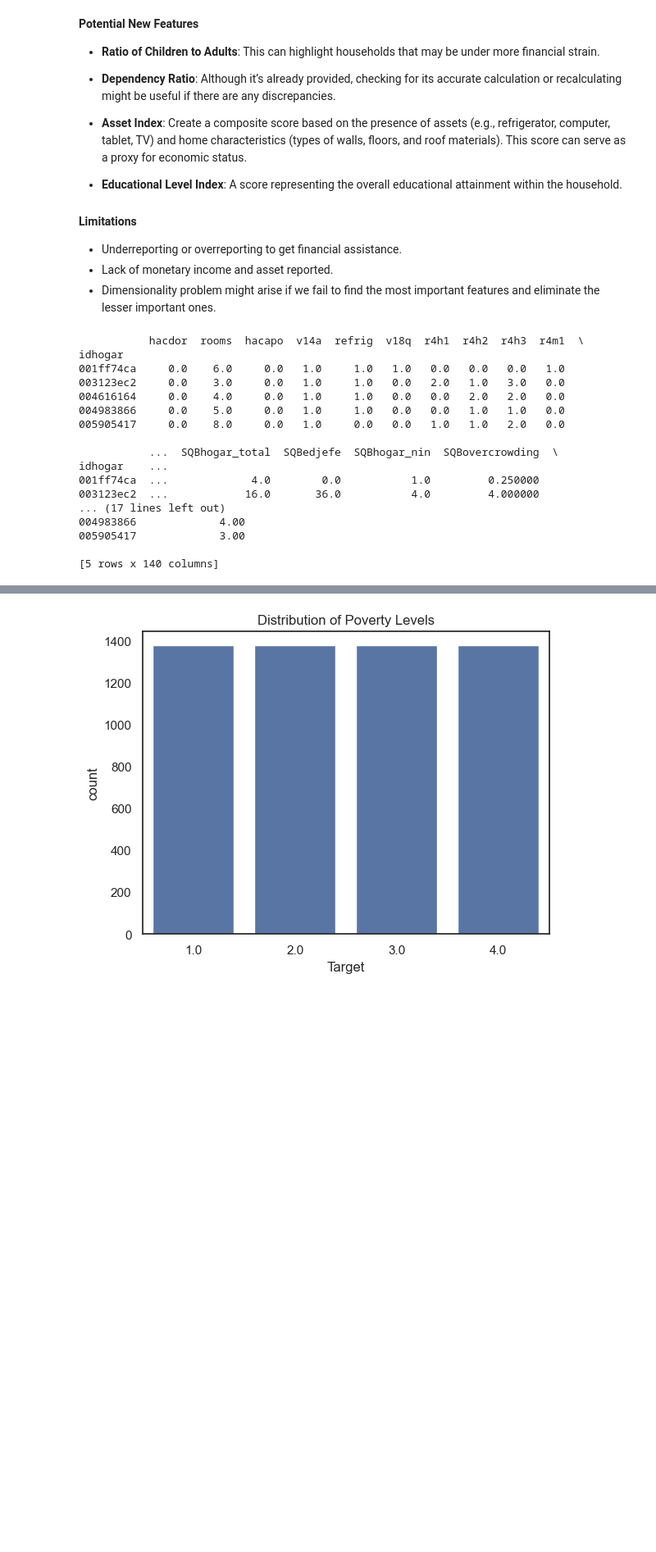
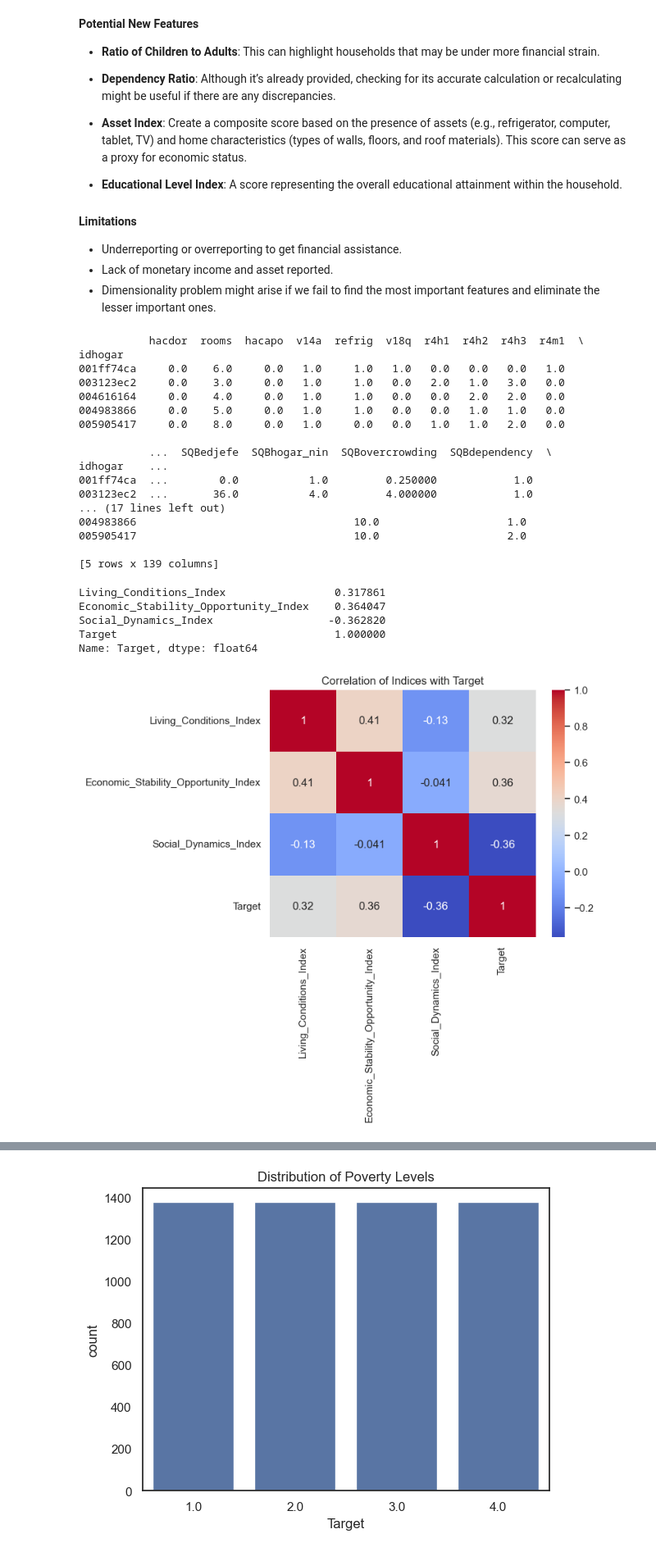
Before and after one commit to onurcan-b/Costa-Rica-Poverty-Prediction, a Jupyter notebook: Milestone 1.ipynb, the cells around one changed output, grey strips where cells are left out. Shown at 82% size. Cells and saved outputs as stored; diff of their text form; code cells hidden in the pictures; blank space fills up the shorter version.

```diff
--- a/Milestone 1.ipynb
+++ b/Milestone 1.ipynb
@@ -234,27 +236,37 @@ data.drop(columns=['adult', 'dependency_count', 'new_dependency'], inplace=True)
 data['dependency'] = data['dependency'].replace({'yes': 1, 'no': 0})
 data['dependency'] = pd.to_numeric(data['dependency'])
-# %%
-#Trying Out Indexes
-
-# Example of creating an Asset Index
-data['asset_index'] = (data['refrig'] + data['v18q'] + data['computer'] + data['television'] + data['mobilephone']).astype(int)
-
-# Example of creating an Educational Level Index
-data['education_index'] = (data['instlevel1'] + data['instlevel2']*2 + data['instlevel3']*3 + data['instlevel4']*4 + data['instlevel5']*5 + data['instlevel6']*6 + data['instlevel7']*7 + data['instlevel8']*8 + data['instlevel9']*9)
+# %%
+#Trying Out Indexes
+
+#Living Conditions Index
+data['Living_Conditions_Index'] = (
+    data[['paredblolad', 'pisomoscer', 'techozinc', 'cielorazo']].sum(axis=1) +
+    data[['sanitario2', 'abastaguadentro', 'public', 'energcocinar2']].sum(axis=1) +
+    data[['elimbasu1', 'sanitario2']].sum(axis=1)
+)
+
+#Economic Stability Index
+data['Economic_Stability_Opportunity_Index'] = (
+    data[['refrig', 'v18q', 'computer', 'television', 'mobilephone']].sum(axis=1) +
+    data['meaneduc'] + (data['instlevel9'] * 2)  # Weighting postgraduate education
+)
+
+#Social Dynamics Index
+data['Social_Dynamics_Index'] = np.where(data['adult'] > 0, data['dependency_count'] / data['adult'], 0)
+data.drop(columns=['adult', 'dependency_count'], inplace=True)
 # %%
-### Convert everything to numeric if necessary
-# Select only numeric columns
+# Select only numeric columns if necessary
 numeric_cols = data.select_dtypes(include=['int64', 'float64']).columns
 
 #Group by idhogar
-data = data.groupby('idhogar')[numeric_cols].mean()
+grouped_data = data.groupby('idhogar')[numeric_cols].mean()
 #Group by household before or after prediction, rounding the final label up and down for each household mean to find the target label?
 
 # we gotta round the target to nearest integer
-data['Target'] = data['Target'].round()
+grouped_data['Target'] = grouped_data['Target'].round()
 
 # Display the result
-print(data.head())
+print(grouped_data.head())
 # %% [output]
            hacdor  rooms  hacapo  v14a  refrig  v18q  r4h1  r4h2  r4h3  r4m1  \
 idhogar
@@ -264,12 +276,27 @@ idhogar
 004983866     0.0    5.0     0.0   1.0     1.0   0.0   0.0   1.0   1.0   0.0
 005905417     0.0    8.0     0.0   1.0     0.0   0.0   1.0   1.0   2.0   0.0
 
-           ...  SQBhogar_total  SQBedjefe  SQBhogar_nin  SQBovercrowding  \
+           ...  SQBedjefe  SQBhogar_nin  SQBovercrowding  SQBdependency  \
 idhogar    ...
-001ff74ca  ...             4.0        0.0           1.0         0.250000
-003123ec2  ...            16.0       36.0           4.0         4.000000
+001ff74ca  ...        0.0           1.0         0.250000            1.0
+003123ec2  ...       36.0           4.0         4.000000            1.0
 ... (17 lines left out)
-004983866             4.00
-005905417             3.00
+004983866                                  10.0                    1.0
+005905417                                  10.0                    2.0
 
-[5 rows x 140 columns]
+[5 rows x 139 columns]
+# %%
+#Testing New Features' Correlation with Target
+
+correlation = data[['Living_Conditions_Index', 'Economic_Stability_Opportunity_Index', 'Social_Dynamics_Index', 'Target']].corr()
+print(correlation['Target'])
+sns.heatmap(correlation, annot=True, cmap='coolwarm')
+plt.title('Correlation of Indices with Target')
+plt.show()
+# %% [output]
+Living_Conditions_Index                 0.317861
+Economic_Stability_Opportunity_Index    0.364047
+Social_Dynamics_Index                  -0.362820
+Target                                  1.000000
+Name: Target, dtype: float64
+[figure, added]
```
Also changed, not shown: parts of 9 cells of this notebook.
